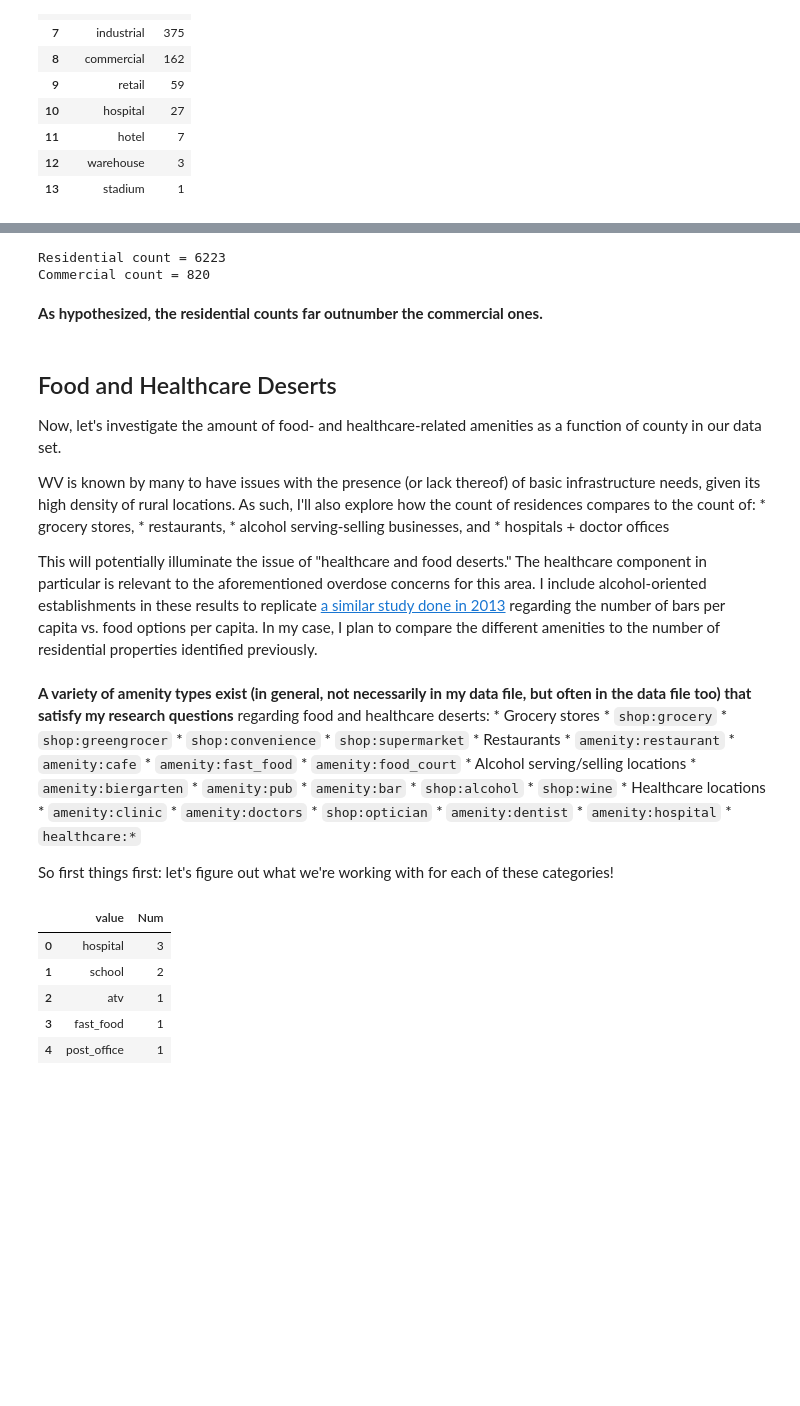
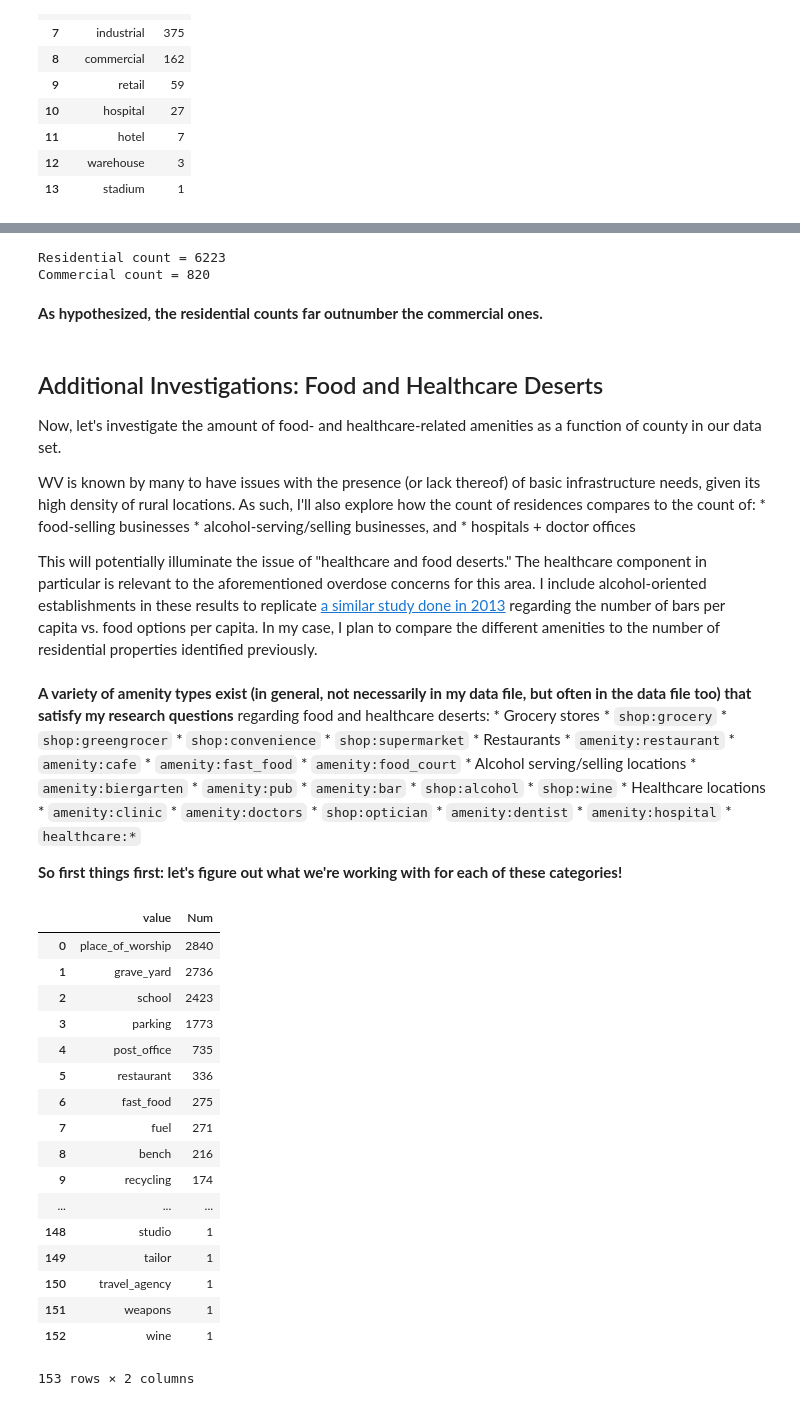
Before and after one commit to emigre459/P2-WrangleOSM, a Jupyter notebook: OpenStreetMap Wrangling - West Virginia.ipynb, the cells around one changed output, grey strips where cells are left out. Saved outputs shown, nothing was run; the diff lists cells and outputs as text; code cells hidden in the pictures; blank space fills up the shorter version.

```diff
--- a/OpenStreetMap Wrangling - West Virginia.ipynb
+++ b/OpenStreetMap Wrangling - West Virginia.ipynb
@@ -491,20 +466,22 @@ OK, so: how many residential locations are there compared to commercial location
-# %%
-print("Residential count = {}".format(residential_df['Num'].sum()))
-print("Commercial count = {}".format(commercial_df['Num'].sum()))
-# %% [output]
-Residential count = 6223
-Commercial count = 820
+# %%
+residential_sum = residential_df['Num'].sum()
+commercial_sum = commercial_df['Num'].sum()
+
+print("Residential count = {}".format(residential_sum))
+print("Commercial count = {}".format(commercial_sum))
+# %% [output]
+Residential count = 6223
+Commercial count = 820
 # %% [markdown]
 **As hypothesized, the residential counts far outnumber the commercial ones.**
 # %% [markdown]
-## Food and Healthcare Deserts
+## Additional Investigations: Food and Healthcare Deserts
 
 Now, let's investigate the amount of food- and healthcare-related amenities as a function of county in our data set.
 
 WV is known by many to have issues with the presence (or lack thereof) of basic infrastructure needs, given its high density of rural locations. As such, I'll also explore how the count of residences compares to the count of:
-            * grocery stores,
-            * restaurants,
-            * alcohol serving-selling businesses, and
+            * food-selling businesses
+            * alcohol-serving/selling businesses, and
             * hospitals + doctor offices
 
 This will potentially illuminate the issue of "healthcare and food deserts." The healthcare component in particular is relevant to the aforementioned overdose concerns for this area. I include alcohol-oriented establishments in these results to replicate [a similar study done in 2013](https://www.usatoday.com/story/dispatches/2013/12/06/top-bar-and-pizza-cities/3882089/) regarding the number of bars per capita vs. food options per capita. In my case, I plan to compare the different amenities to the number of residential properties identified previously.
@@ -534,20 +511,41 @@ This will potentially illuminate the issue of "healthcare and food deserts." The
         * `amenity:hospital`
         * `healthcare:*`
 
-So first things first: let's figure out what we're working with for each of these categories!
+**So first things first: let's figure out what we're working with for each of these categories!**
 # %%
 amenity_shop_query = ["SELECT value, COUNT(*) as Num",
                       "FROM (SELECT key, value FROM nodes_tags UNION ALL SELECT key, value FROM ways_tags)",
                       "WHERE key = 'amenity' or key = 'shop'",
                       "GROUP BY value",
                       "ORDER BY Num DESC"]
 
+healthcare_query = ["SELECT value, COUNT(*) as Num",
+                      "FROM (SELECT key, value FROM nodes_tags UNION ALL SELECT key, value FROM ways_tags)",
+                      "WHERE key = 'healthcare'",
+                      "GROUP BY value",
+                      "ORDER BY Num DESC"]
+
 amenity_shop_df = db.run_query(amenity_shop_query, "SW_WV_OSM.db")
+healthcare_df = db.run_query(healthcare_query, "SW_WV_OSM.db")
+
+
 amenity_shop_df
 # %% [output]
 |  | value | Num |
-| 0 | hospital | 3 |
-| 1 | school | 2 |
-| 2 | atv | 1 |
-| 3 | fast_food | 1 |
-| 4 | post_office | 1 |
+| 0 | place_of_worship | 2840 |
+| 1 | grave_yard | 2736 |
+| 2 | school | 2423 |
+| 3 | parking | 1773 |
+| 4 | post_office | 735 |
+| 5 | restaurant | 336 |
+| 6 | fast_food | 275 |
+| 7 | fuel | 271 |
+| 8 | bench | 216 |
+| 9 | recycling | 174 |
+| ... | ... | ... |
+| 148 | studio | 1 |
+| 149 | tailor | 1 |
+| 150 | travel_agency | 1 |
+| 151 | weapons | 1 |
+| 152 | wine | 1 |
+153 rows × 2 columns
```
Also changed, not shown: parts of 27 cells of this notebook, 1 other file.
